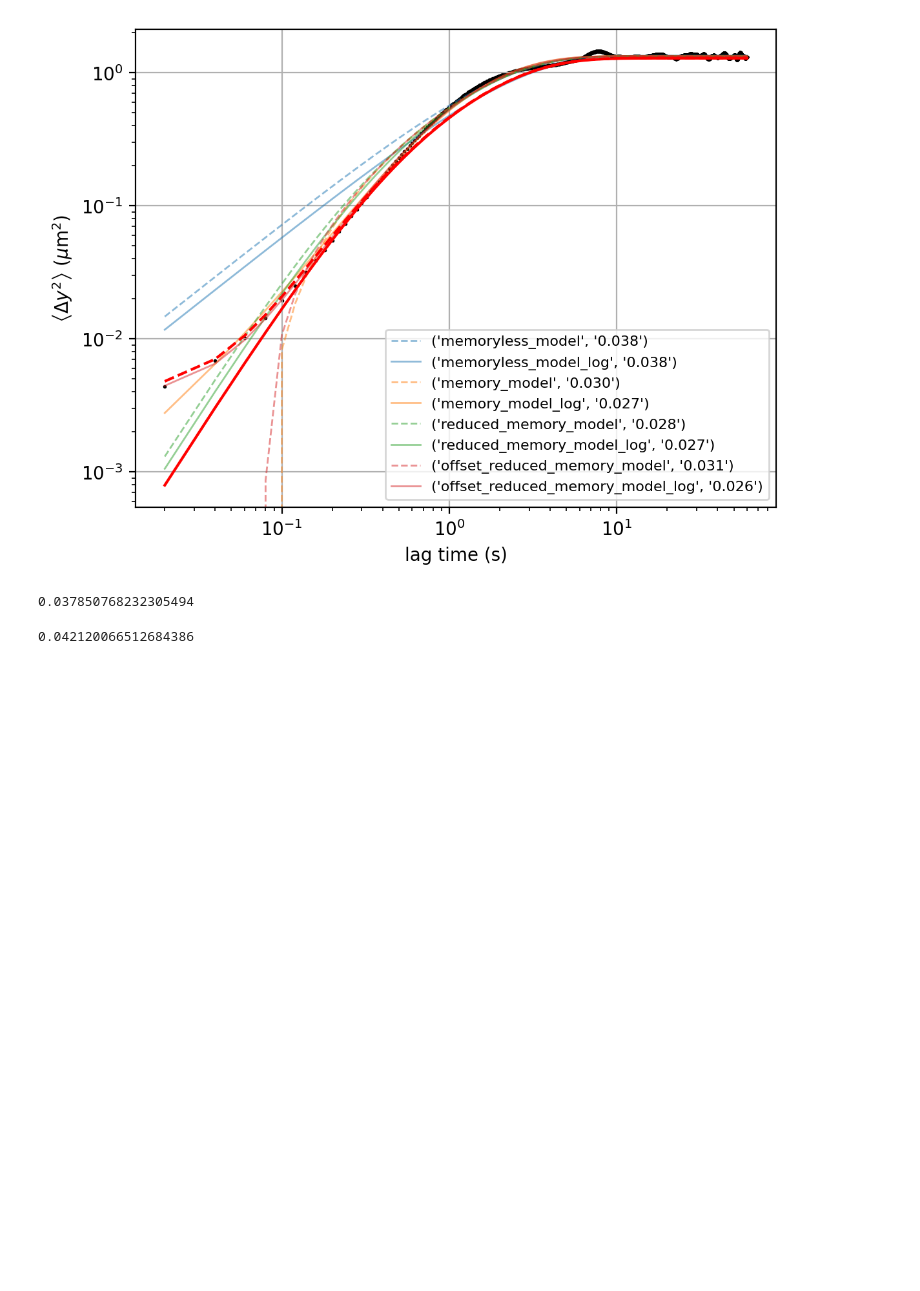
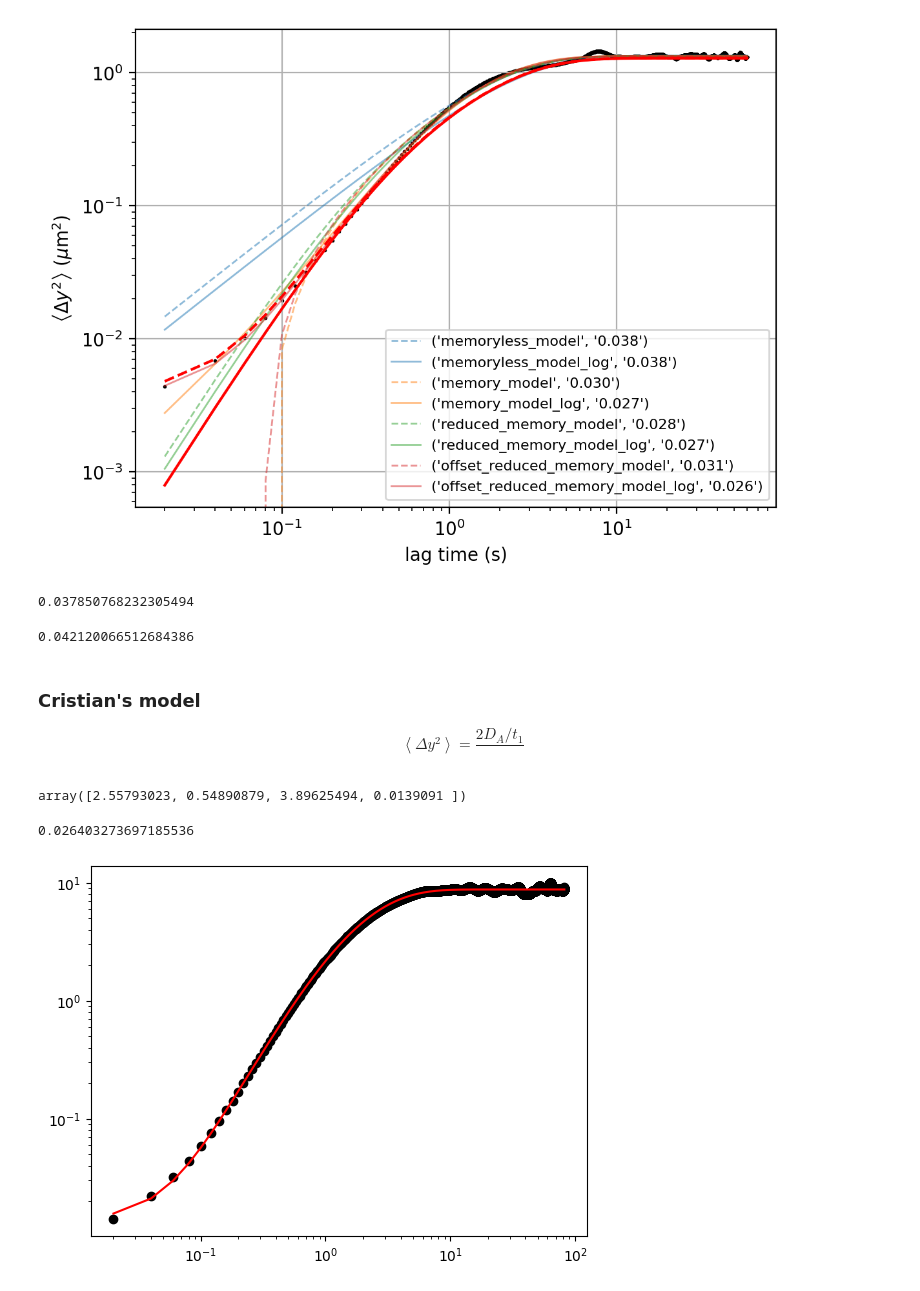
Before and after one commit to ZLoverty/DE, a Jupyter notebook: Code/Goodness of fitting.ipynb, the cells around one changed output. Saved outputs shown, nothing was run; the diff lists cells and outputs as text; code cells hidden in the pictures; blank space fills up the shorter version.

```diff
--- a/Code/Goodness of fitting.ipynb
+++ b/Code/Goodness of fitting.ipynb
@@ -338,3 +333,29 @@ yfit = reduced_memory_model(x, 0.372, 0.1652, 3.76/2) + 0.004
 fit_error(y, yfit)
 # %% [output]
 0.042120066512684386
+# %% [markdown]
+### Cristian's model
+
+$$
+\left< \Delta y^2 \right> = \frac{2D_A/t_1}{}
+$$
+# %%
+def cristian_model(x, DA, t1, t2, c):
+    g = 1 / t2
+    dy2 = ((2*(DA/t1))/(g+1/t1))*((1-np.exp(-2*g*x))/(2*g)-(np.exp(-x*(g+1/t1))-np.exp(-2*g*x))/(g-1/t1))+c
+    return np.log(dy2)
+# %%
+popt, pcov = curve_fit(cristian_model, x, np.log(y), p0=[2, 0.1, 4, 0.001])
+# %%
+popt
+# %% [output]
+array([2.55793023, 0.54890879, 3.89625494, 0.0139091 ])
+# %%
+plt.scatter(x, y, color="black")
+yfit = np.exp(cristian_model(x, *popt))
+plt.plot(x, yfit, color="red")
+plt.loglog()
+fit_error(y, yfit)
+# %% [output]
+0.026403273697185536
+[figure, added]
```
Also changed, not shown: parts of 4 cells of this notebook, 19 other files.
